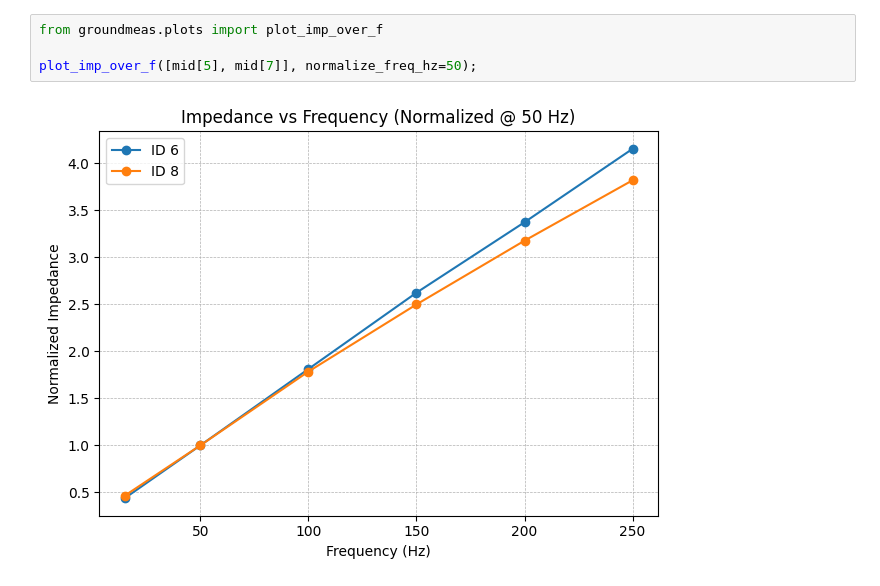
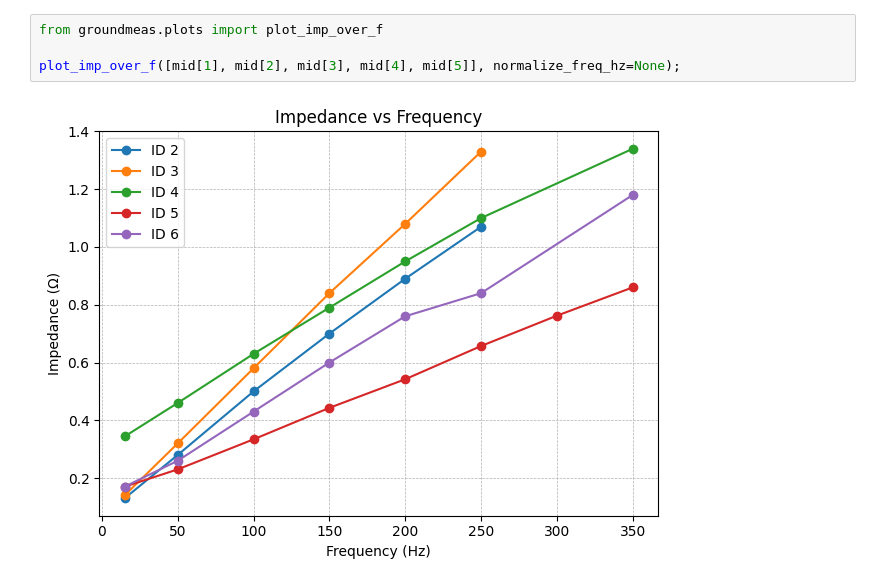
Before and after one commit to Ce1ectric/groundmeas, a Jupyter notebook: notebooks/database.ipynb, the cells around one changed output. Saved outputs shown, nothing was run; the diff lists cells and outputs as text.

```diff
--- a/notebooks/database.ipynb
+++ b/notebooks/database.ipynb
@@ -70,6 +111,6 @@ impedance_over_frequency([mid[5], mid[6]])
 # %%
 from groundmeas.plots import plot_imp_over_f
 
-plot_imp_over_f([mid[5], mid[7]], normalize_freq_hz=50);
+plot_imp_over_f([mid[1], mid[2], mid[3], mid[4], mid[5]], normalize_freq_hz=None);
 # %% [output]
-[figure, old version]
+[figure, new version]
```
Also changed, not shown: parts of 3 cells of this notebook, 3 other files.
